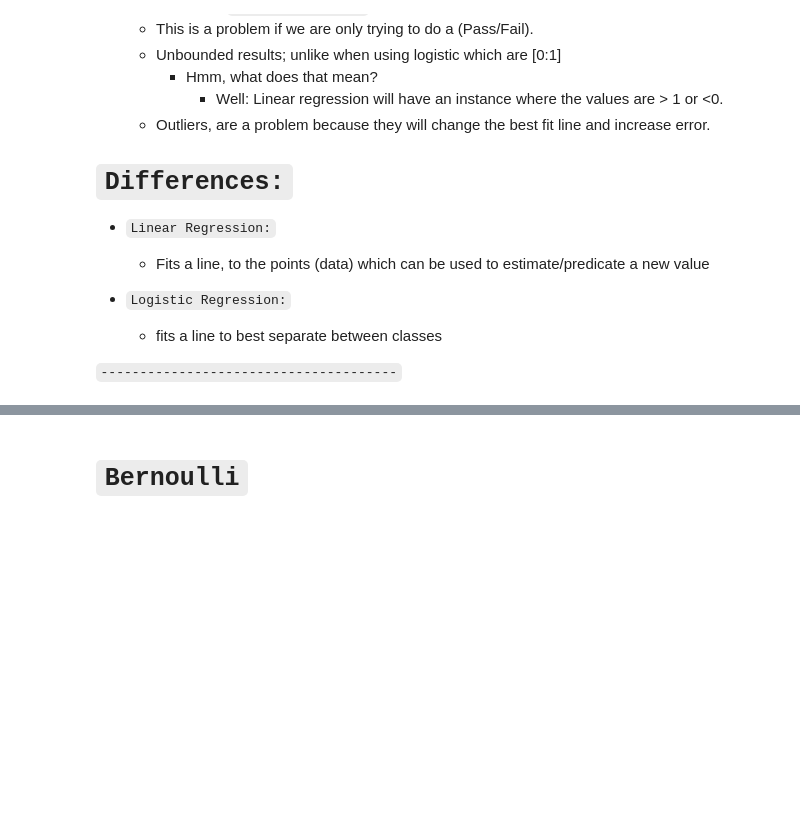
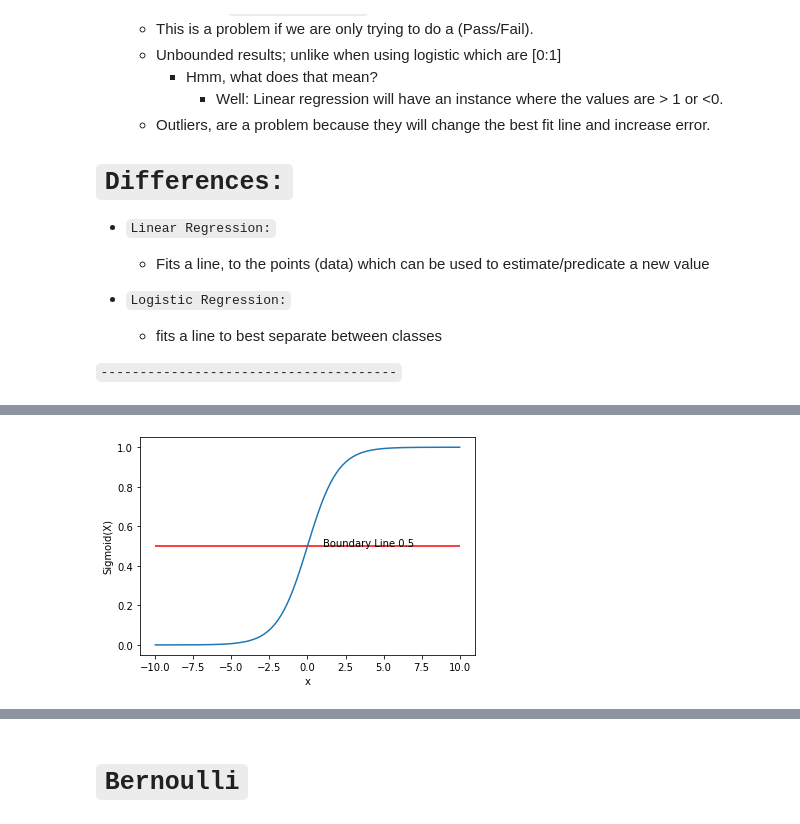
Before and after one commit to MrFuguDataScience/sklearn, a Jupyter notebook: SkLearn_02.ipynb, the cells around one changed output, grey strips where cells are left out. Drawn from its saved outputs; the diff is of its cells as text; code cells hidden in the pictures; blank space fills up the shorter version.

```diff
--- a/SkLearn_02.ipynb
+++ b/SkLearn_02.ipynb
@@ -108,0 +85,13 @@ Now we will plug this into our logistic function from above:
+# %%
+# Plot sigmoid
+x = np.linspace(-10, 10, 100)
+z = 1/(1 + np.exp(-x))
+
+plt.plot(x, z)
+plt.xlabel("x")
+plt.ylabel("Sigmoid(X)")
+plt.hlines(y=.5, xmin=-10, xmax=10, colors='red', linestyles='solid')
+plt.text(1,0.5,'Boundary Line 0.5')
+plt.show()
+# %% [output]
+[figure, added]
```
Also changed, not shown: parts of 8 cells of this notebook.
